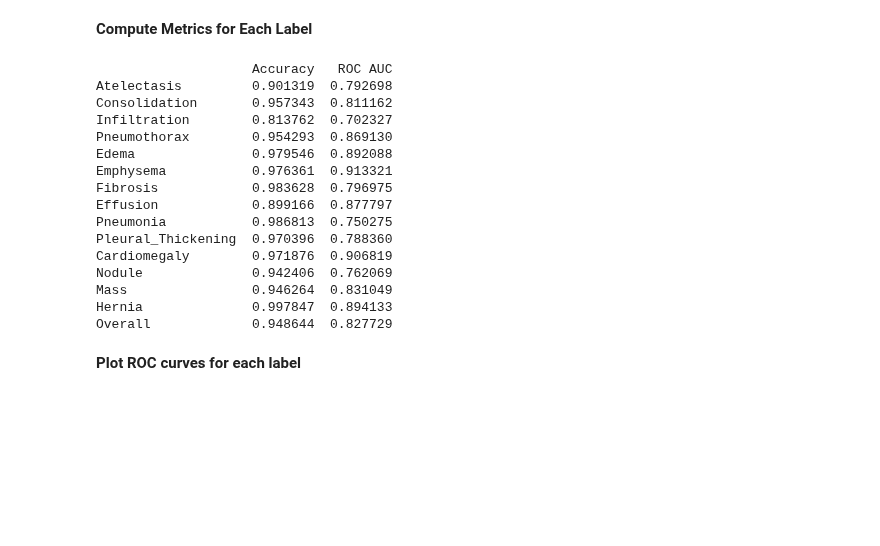
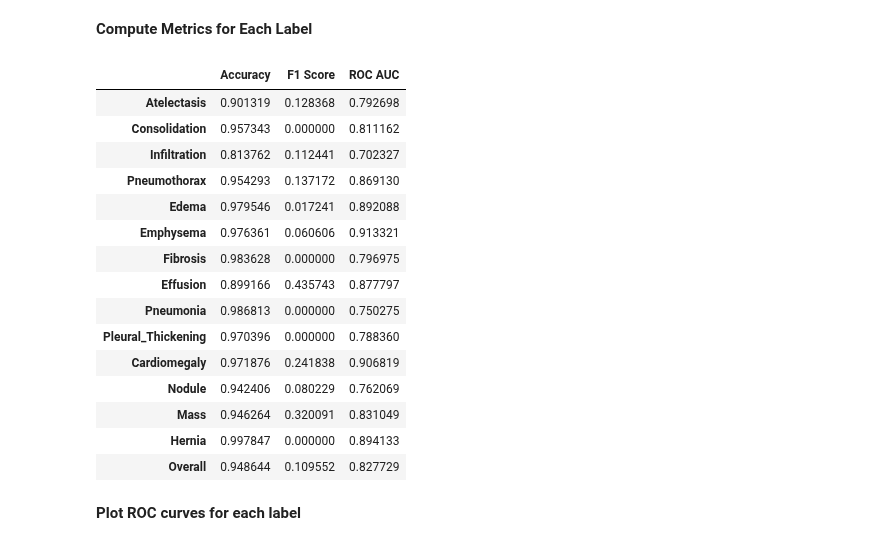
Before and after one commit to bjorneme/master_thesis, a Jupyter notebook: notebooks/DenseNet121/DenseNet121.ipynb, the cells around one changed output. Saved outputs shown, nothing was run; the diff lists cells and outputs as text; code cells hidden in the pictures; blank space fills up the shorter version.

Commit message:
Implement F1 Score + DataParallel for DenseNet121

```diff
--- a/notebooks/DenseNet121/DenseNet121.ipynb
+++ b/notebooks/DenseNet121/DenseNet121.ipynb
@@ -287,3 +283,5 @@ MultiLabelClassifier(
+# %%
+model = nn.DataParallel(model)
 # %% [markdown]
 **Define Loss Function and Optimizer**
 # %%
@@ -440,53 +437,58 @@ preds, labels = evaluate_model(model, test_loader)
 # %%
 # Initialize dictionaries for metrics
 accuracy_per_label = {}
+f1_per_label = {}
 roc_auc_per_label = {}
 
 # Compute metrics for each label
 for i, label in enumerate(disease_labels):
 
     # Binarize predictions with threshold 0.5
     binary_preds = preds[:, i] > 0.5
 
     # Calculate accuracy
     acc = accuracy_score(labels[:, i], binary_preds)
 
+    # Calculate f1 score
+    f1 = f1_score(labels[:, i], binary_preds)
+
     # Calculate ROC AUC
     roc_auc = roc_auc_score(labels[:, i], preds[:, i])
 
     # Store metrics
     accuracy_per_label[label] = acc
+    f1_per_label[label] = f1
     roc_auc_per_label[label] = roc_auc
 
 # Create a DataFrame for metrics
 metrics_df = pd.DataFrame({
     'Accuracy': accuracy_per_label,
+    'F1 Score': f1_per_label,
     'ROC AUC': roc_auc_per_label
 })
 
-# Calculate and add overall metrics
-overall_roc_auc = metrics_df['ROC AUC'].mean()
+# Calculate the mean for all diseases
 metrics_df.loc['Overall'] = metrics_df.mean()
 
-# Display metrics
-print(metrics_df)
+# Print dataframe with metrics
+metrics_df
 # %% [output]
-                    Accuracy   ROC AUC
-Atelectasis         0.901319  0.792698
-Consolidation       0.957343  0.811162
-Infiltration        0.813762  0.702327
-Pneumothorax        0.954293  0.869130
-Edema               0.979546  0.892088
-Emphysema           0.976361  0.913321
-Fibrosis            0.983628  0.796975
-Effusion            0.899166  0.877797
-Pneumonia           0.986813  0.750275
-Pleural_Thickening  0.970396  0.788360
-Cardiomegaly        0.971876  0.906819
-Nodule              0.942406  0.762069
-Mass                0.946264  0.831049
-Hernia              0.997847  0.894133
-Overall             0.948644  0.827729
+|  | Accuracy | F1 Score | ROC AUC |
+| Atelectasis | 0.901319 | 0.128368 | 0.792698 |
+| Consolidation | 0.957343 | 0.000000 | 0.811162 |
+| Infiltration | 0.813762 | 0.112441 | 0.702327 |
+| Pneumothorax | 0.954293 | 0.137172 | 0.869130 |
+| Edema | 0.979546 | 0.017241 | 0.892088 |
+| Emphysema | 0.976361 | 0.060606 | 0.913321 |
+| Fibrosis | 0.983628 | 0.000000 | 0.796975 |
+| Effusion | 0.899166 | 0.435743 | 0.877797 |
+| Pneumonia | 0.986813 | 0.000000 | 0.750275 |
+| Pleural_Thickening | 0.970396 | 0.000000 | 0.788360 |
+| Cardiomegaly | 0.971876 | 0.241838 | 0.906819 |
+| Nodule | 0.942406 | 0.080229 | 0.762069 |
+| Mass | 0.946264 | 0.320091 | 0.831049 |
+| Hernia | 0.997847 | 0.000000 | 0.894133 |
+| Overall | 0.948644 | 0.109552 | 0.827729 |
 # %% [markdown]
 **Plot ROC curves for each label**
 # %%
```
Also changed, not shown: parts of 5 cells of this notebook.
